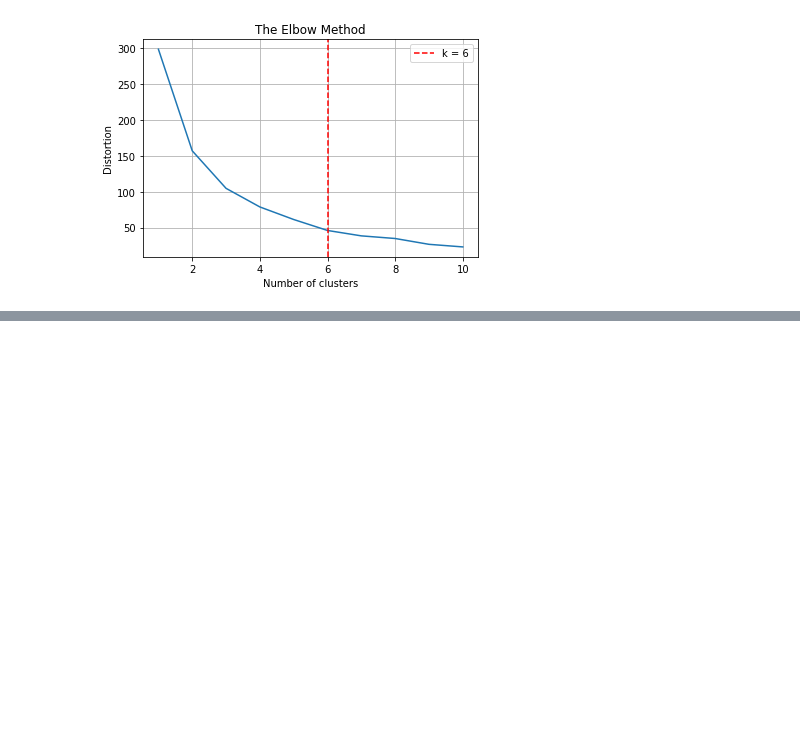
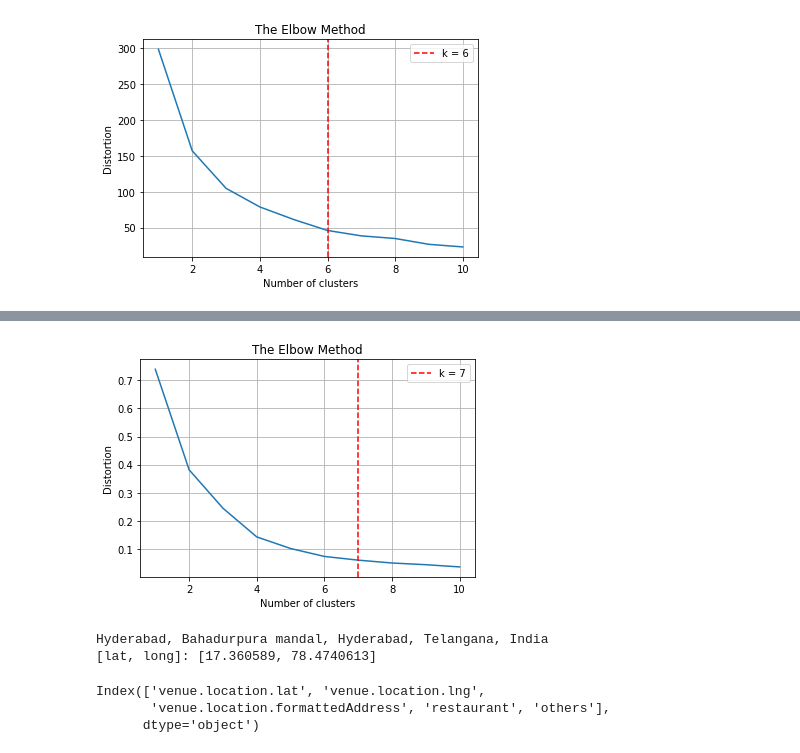
Before and after one commit to NiviShukla/Geolocational-Analysis, a Jupyter notebook: Task_1.ipynb, the cells around one changed output, grey strips where cells are left out. Saved outputs shown, nothing was run; the diff lists cells and outputs as text; code cells hidden in the pictures; blank space fills up the shorter version.

```diff
--- a/Task_1.ipynb
+++ b/Task_1.ipynb
@@ -73,0 +83,11 @@ plt.show()
+# %%
+url = 'https://api.foursquare.com/v2/venues/explore?&client_id={}&client_secret={}&v={}&ll={},{}&radius={}&limit={}'.format(
+    CLIENT_ID,
+    CLIENT_SECRET,
+    VERSION,
+    17.448372, 78.526957,
+    30000,
+    LIMIT)
+# %%
+results = requests.get(url).json()
+results
@@ -73,0 +112,4 @@ plt.show()
+# %%
+venues = results['response']['groups'][0]['items']
+nearby_venues = json_normalize(venues)
+nearby_venues
@@ -73,0 +173,39 @@ plt.show()
+# %%
+lat=nearby_venues['venue.location.lat']
+long=nearby_venues['venue.location.lng']
+f=['venue.location.lat','venue.location.lng']
+X = nearby_venues[f]
+max_k = 10
+## iterations
+distortions = []
+for i in range(1, max_k+1):
+    if len(X) >= i:
+       model = cluster.KMeans(n_clusters=i, init='k-means++', max_iter=300, n_init=10, random_state=0)
+       model.fit(X)
+       distortions.append(model.inertia_)
+## best k: the lowest derivative
+k = [i*100 for i in np.diff(distortions,2)].index(min([i*100 for i
+     in np.diff(distortions,2)]))
+## plot
+fig, ax = plt.subplots()
+ax.plot(range(1, len(distortions)+1), distortions)
+ax.axvline(k, ls='--', color="red", label="k = "+str(k))
+ax.set(title='The Elbow Method', xlabel='Number of clusters',
+       ylabel="Distortion")
+ax.legend()
+ax.grid(True)
+plt.show()
+# %% [output]
+[figure, added]
+# %%
+city = "Hyderabad"
+## get location
+locator = geopy.geocoders.Nominatim(user_agent="MyCoder")
+location = locator.geocode(city)
+print(location)
+## keep latitude and longitude only
+location = [location.latitude, location.longitude]
+print("[lat, long]:", location)
+# %% [output]
+Hyderabad, Bahadurpura mandal, Hyderabad, Telangana, India
+[lat, long]: [17.360589, 78.4740613]
@@ -73,0 +222,6 @@ plt.show()
+# %%
+n.columns
+# %% [output]
+Index(['venue.location.lat', 'venue.location.lng',
+       'venue.location.formattedAddress', 'restaurant', 'others'],
+      dtype='object')
```
Also changed, not shown: parts of 8 cells of this notebook.
